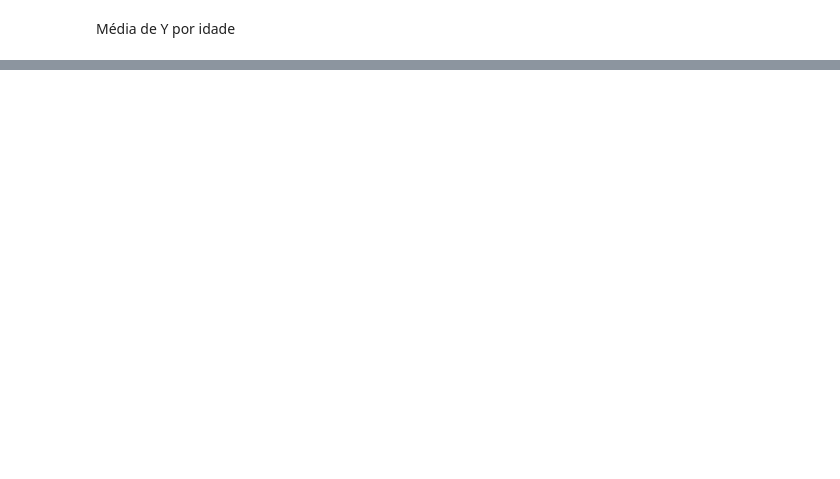
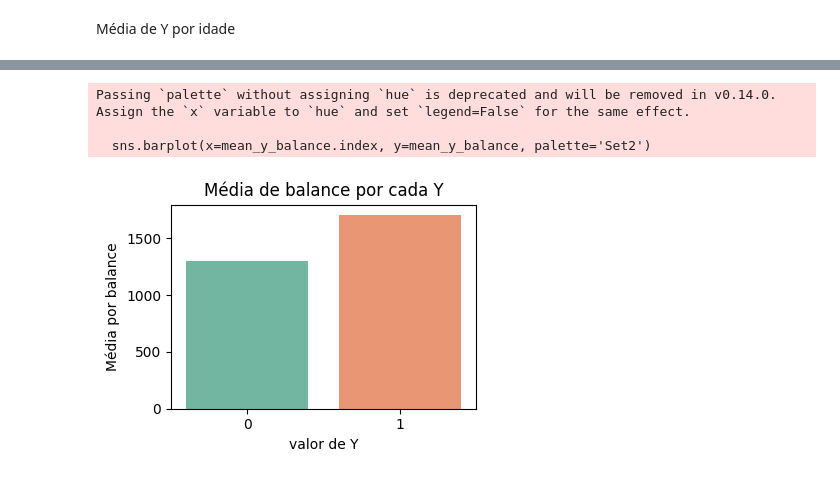
Before and after one commit to jvmilaUSP/projetoTuringAcademy, a Jupyter notebook: AnaliseLimpezaDados.ipynb, the cells around one changed output, grey strips where cells are left out. Drawn from its saved outputs; the diff is of its cells as text; code cells hidden in the pictures; blank space fills up the shorter version.

Commit message:
Criação de gráficos para analise de dados
Criamos alguns gráficos para nos ajudar a identificar os padrões e distribuições das variaveis do nosso dataset

```diff
--- a/AnaliseLimpezaDados.ipynb
+++ b/AnaliseLimpezaDados.ipynb
@@ -300,0 +387,19 @@ plt.show()
+# %%
+mean_y_balance = df_clean.groupby('y')['balance'].mean()
+
+# Ordenando os níveis de educação pela média de promoção
+mean_y_balance = mean_y_balance.sort_values()
+
+# Plotando o gráfico de barras
+plt.figure(figsize=(4, 3))
+sns.barplot(x=mean_y_balance.index, y=mean_y_balance, palette='Set2')
+plt.title('Média de balance por cada Y')
+plt.xlabel('valor de Y')
+plt.ylabel('Média por balance')
+plt.tight_layout()
+plt.show()
+# %% [output]
+Passing `palette` without assigning `hue` is deprecated and will be removed in v0.14.0. Assign the `x` variable to `hue` and set `legend=False` for the same effect.
+
+  sns.barplot(x=mean_y_balance.index, y=mean_y_balance, palette='Set2')
+[figure, added]
```
Also changed, not shown: parts of 14 cells of this notebook.
